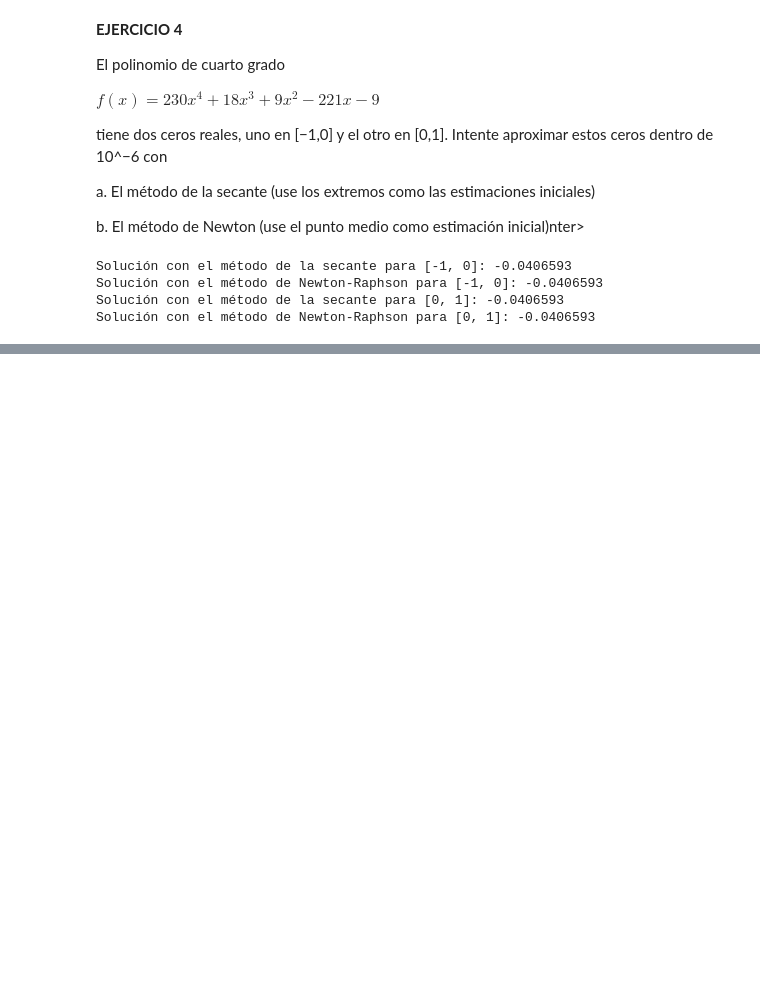
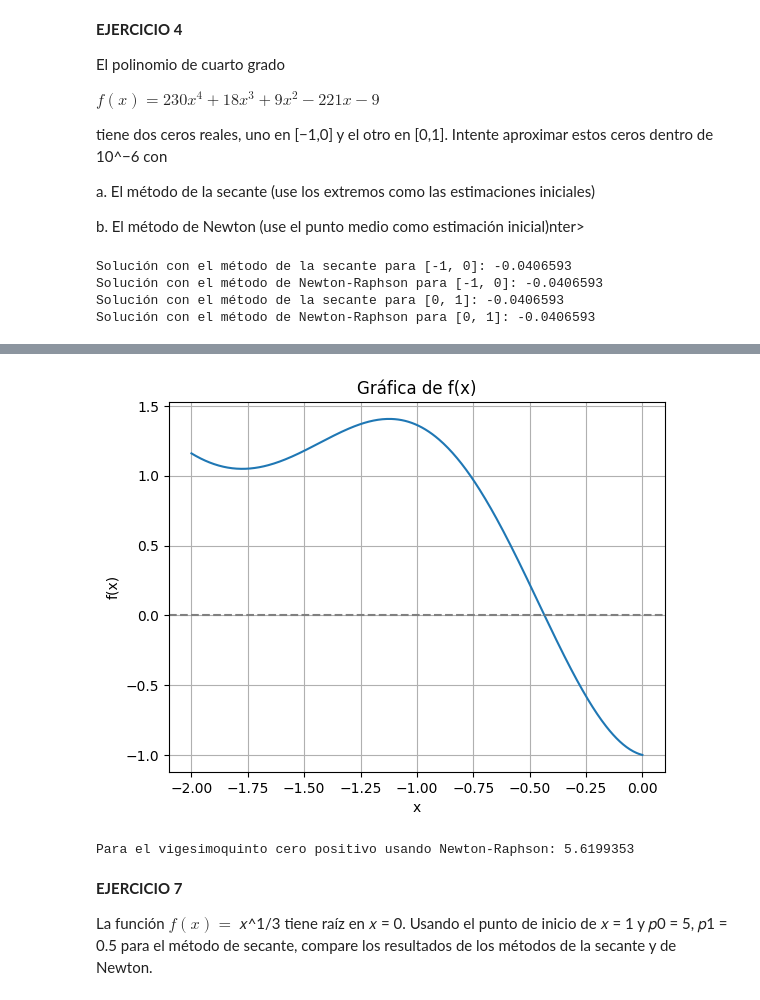
Before and after one commit to andresit02/M-TODOS-NUM-RICOS---TAREA-5, a Jupyter notebook: Tarea_05_Ejercicios_Unidad_02_B_Método_de_Newton_y_de_la_Secante.ipynb, the cells around one changed output, grey strips where cells are left out. Saved outputs shown, nothing was run; the diff lists cells and outputs as text; code cells hidden in the pictures; blank space fills up the shorter version.

```diff
--- a/Tarea_05_Ejercicios_Unidad_02_B_Método_de_Newton_y_de_la_Secante.ipynb
+++ b/Tarea_05_Ejercicios_Unidad_02_B_Método_de_Newton_y_de_la_Secante.ipynb
@@ -322,0 +417,65 @@ Solución con el método de Newton-Raphson para [0, 1]: -0.0406593
+# %%
+import numpy as np
+import matplotlib.pyplot as plt
+
+def f(x):
+    return np.log(x**2 + 1) - np.exp(0.4 * x) * np.cos(np.pi * x)
+
+def f_prime(x):
+    return (2 * x / (x**2 + 1)) - (0.4 * np.exp(0.4 * x) * np.cos(np.pi * x) - np.pi * np.exp(0.4 * x) * np.sin(np.pi * x))
+
+# Método de la Bisección
+def bisection_method(f, a, b, tol=1e-6, max_iter=1000):
+    if f(a) * f(b) >= 0:
+        raise ValueError("f(a) y f(b) deben tener signos opuestos")
+    for _ in range(max_iter):
+        c = (a + b) / 2
+        if f(c) == 0 or (b - a) / 2 < tol:
+            return c
+        if f(a) * f(c) < 0:
+            b = c
+        else:
+            a = c
+    return (a + b) / 2
+
+# Método de Newton-Raphson
+def newton_method(f, f_prime, p0, tol=1e-6, max_iter=1000):
+    p = p0
+    for _ in range(max_iter):
+        p_next = p - f(p) / f_prime(p)
+        if abs(p_next - p) < tol:
+            return p_next
+        p = p_next
+    return p
+
+# Graficar la función para identificar el intervalo adecuado
+x = np.linspace(-2, 0, 400)
+y = f(x)
+
+plt.plot(x, y)
+plt.axhline(0, color='gray', linestyle='--')
+plt.title('Gráfica de f(x)')
+plt.xlabel('x')
+plt.ylabel('f(x)')
+plt.grid(True)
+plt.show()
+# %% [output]
+[figure, added]
+# %%
+# Aproximación inicial razonable para el enésimo cero positivo
+def nth_zero_approx(n):
+    return n * (1 / np.pi)
+
+# Aproximación inicial para el vigesimoquinto cero positivo
+approx_25th_zero = nth_zero_approx(25)
+
+# Encontrar la solución usando Newton-Raphson
+solution_25th_zero = newton_method(f, f_prime, approx_25th_zero)
+
+print(f"Para el vigesimoquinto cero positivo usando Newton-Raphson: {solution_25th_zero:.7f}")
+# %% [output]
+Para el vigesimoquinto cero positivo usando Newton-Raphson: 5.6199353
+# %% [markdown]
+**EJERCICIO 7**
+
+La función $𝑓(𝑥) =$ 𝑥^1/3 tiene raíz en 𝑥 = 0. Usando el punto de inicio de 𝑥 = 1 y 𝑝0 = 5, 𝑝1 = 0.5 para el método de secante, compare los resultados de los métodos de la secante y de Newton.
```
Also changed, not shown: parts of 5 cells of this notebook.
